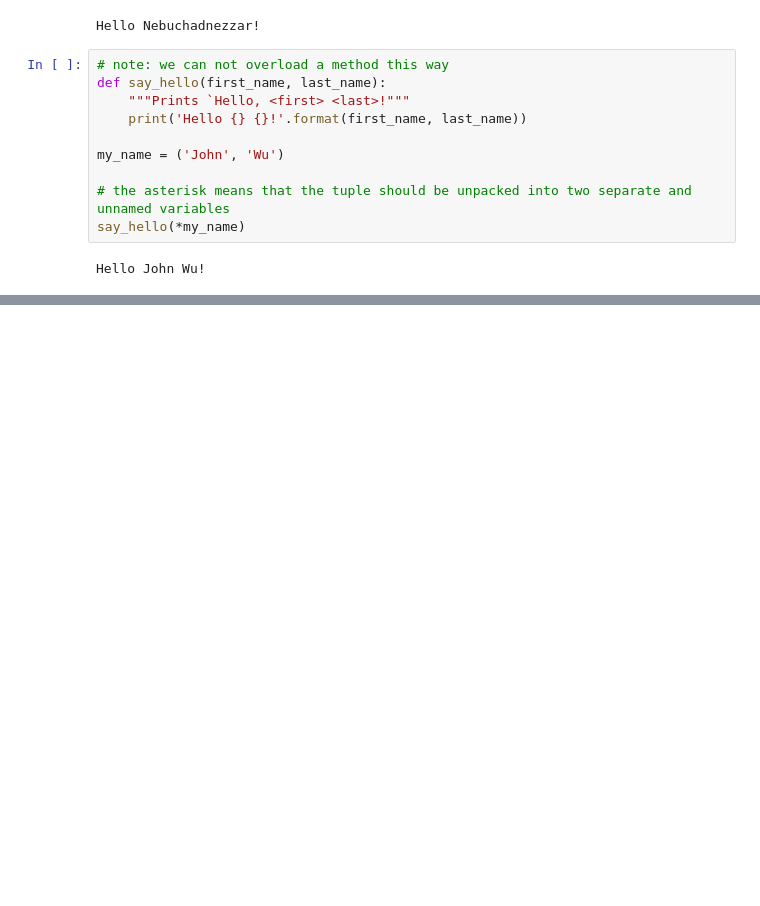
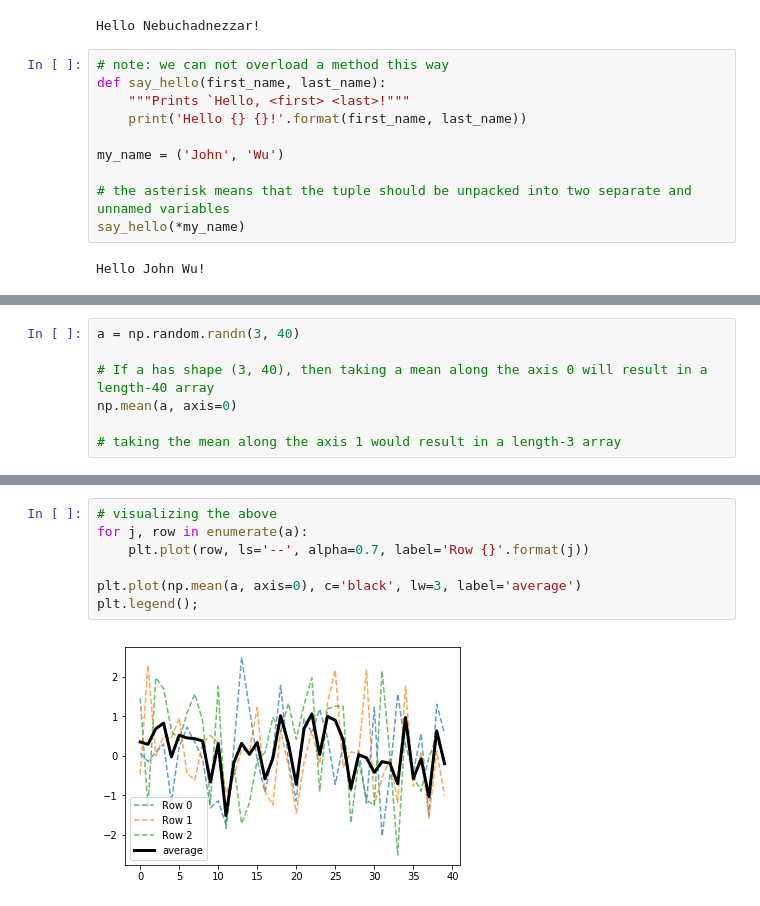
Before and after one commit to rutgers-physics-ml/astro-hack-2018-spring, a Jupyter notebook: notebook/session-1/0. Introduction to Python, Jupyter notebooks, and the Scipy stack.ipynb, the cells around one changed output, grey strips where cells are left out. Saved outputs shown, nothing was run; the diff lists cells and outputs as text; blank space fills up the shorter version.

```diff
--- a/notebook/session-1/0. Introduction to Python, Jupyter notebooks, and the Scipy stack.ipynb
+++ b/notebook/session-1/0. Introduction to Python, Jupyter notebooks, and the Scipy stack.ipynb
@@ -377,0 +416,7 @@ Hello John Wu!
+# %%
+a = np.random.randn(3, 40)
+
+# If a has shape (3, 40), then taking a mean along the axis 0 will result in a length-40 array
+np.mean(a, axis=0)
+
+# taking the mean along the axis 1 would result in a length-3 array
@@ -377,0 +432,9 @@ Hello John Wu!
+# %%
+# visualizing the above
+for j, row in enumerate(a):
+    plt.plot(row, ls='--', alpha=0.7, label='Row {}'.format(j))
+
+plt.plot(np.mean(a, axis=0), c='black', lw=3, label='average')
+plt.legend();
+# %% [output]
+[figure, added]
```
Also changed, not shown: parts of 17 cells of this notebook.
